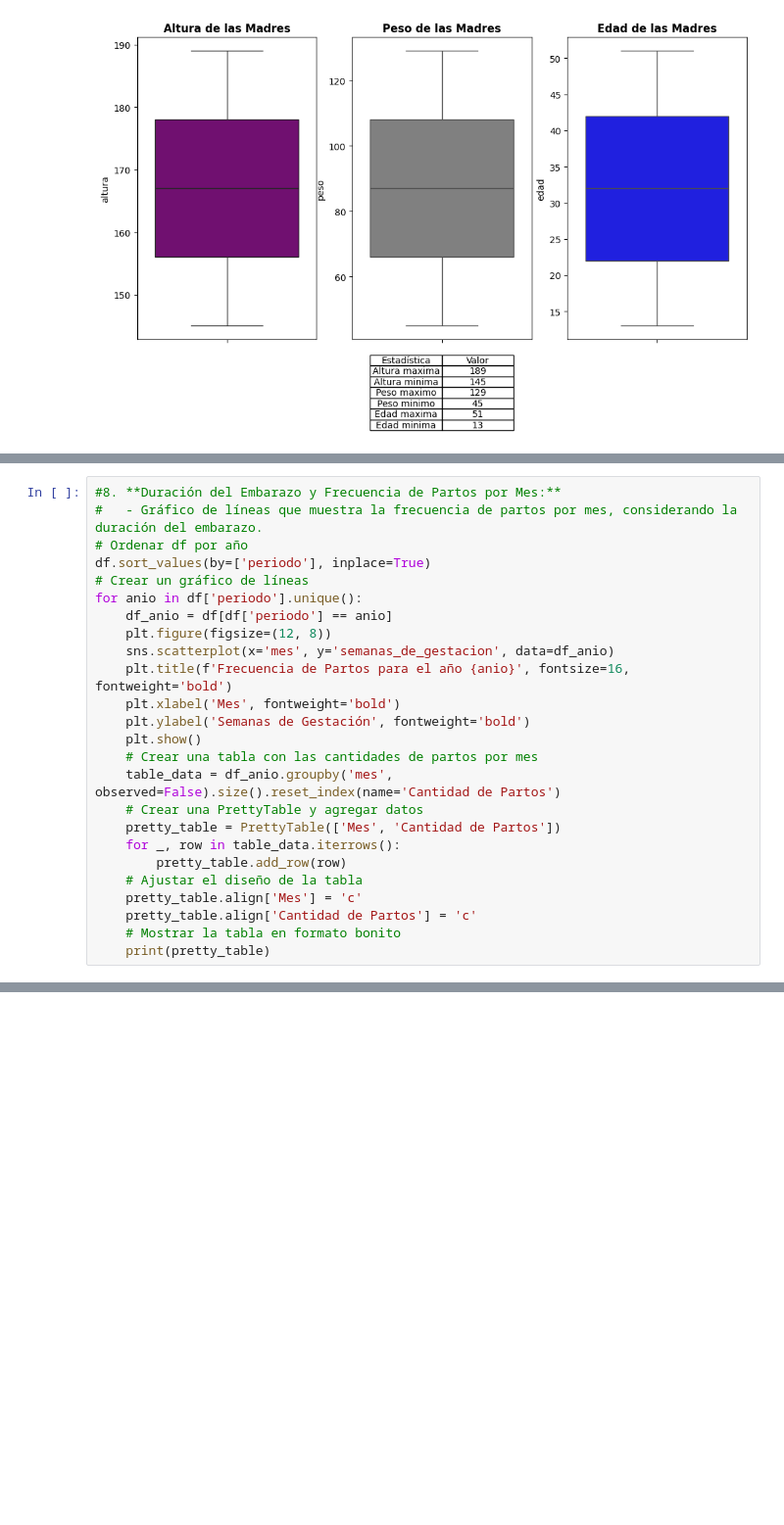
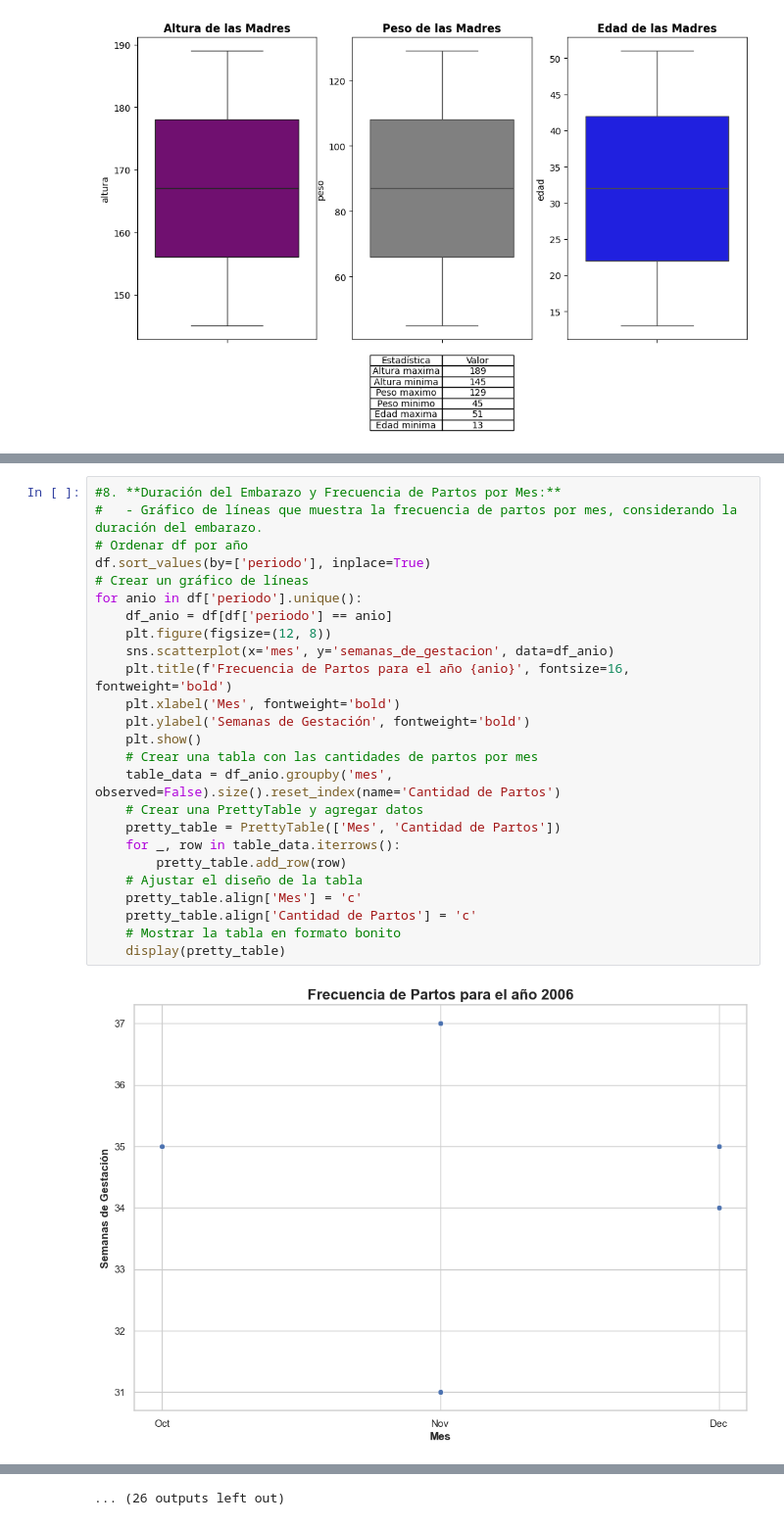
Before and after one commit to eldhaim/Analisis_de_datos, a Jupyter notebook: natalidad.ipynb, the cells around one changed output, grey strips where cells are left out. Shown at 98% size. Cells and saved outputs as stored; diff of their text form; blank space fills up the shorter version.

```diff
--- a/natalidad.ipynb
+++ b/natalidad.ipynb
@@ -511,25 +553,27 @@ plt.show()
 # %%
 #8. **Duración del Embarazo y Frecuencia de Partos por Mes:**
 #   - Gráfico de líneas que muestra la frecuencia de partos por mes, considerando la duración del embarazo.
 # Ordenar df por año
 df.sort_values(by=['periodo'], inplace=True)
 # Crear un gráfico de líneas
 for anio in df['periodo'].unique():
     df_anio = df[df['periodo'] == anio]
     plt.figure(figsize=(12, 8))
     sns.scatterplot(x='mes', y='semanas_de_gestacion', data=df_anio)
     plt.title(f'Frecuencia de Partos para el año {anio}', fontsize=16, fontweight='bold')
     plt.xlabel('Mes', fontweight='bold')
     plt.ylabel('Semanas de Gestación', fontweight='bold')
     plt.show()
     # Crear una tabla con las cantidades de partos por mes
     table_data = df_anio.groupby('mes', observed=False).size().reset_index(name='Cantidad de Partos')
     # Crear una PrettyTable y agregar datos
     pretty_table = PrettyTable(['Mes', 'Cantidad de Partos'])
     for _, row in table_data.iterrows():
         pretty_table.add_row(row)
     # Ajustar el diseño de la tabla
     pretty_table.align['Mes'] = 'c'
     pretty_table.align['Cantidad de Partos'] = 'c'
     # Mostrar la tabla en formato bonito
-    print(pretty_table)
+    display(pretty_table)
+# %% [output]
+[figure, added]
@@ -535,0 +663 @@ for anio in df['periodo'].unique():
+... (26 outputs left out)
```
Also changed, not shown: parts of 16 cells of this notebook.
